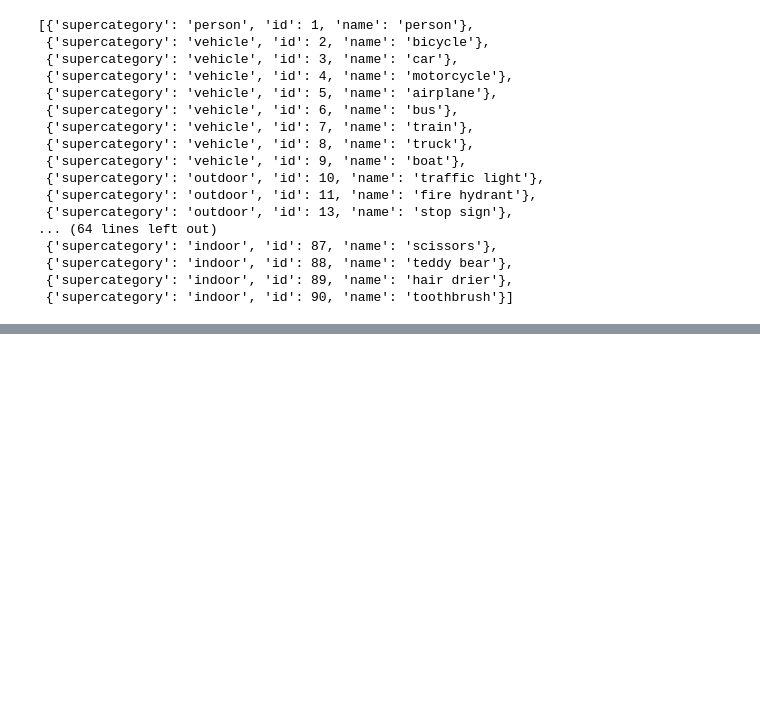
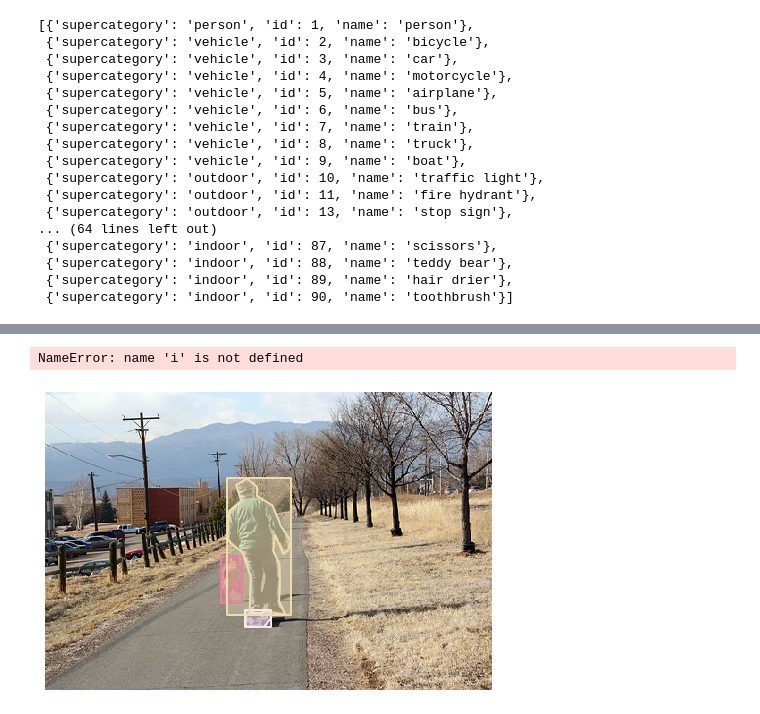
Before and after one commit to parkinkon1/Pytorch-UNet, a Jupyter notebook: coco-test.ipynb, the cells around one changed output, grey strips where cells are left out. Drawn from its saved outputs; the diff is of its cells as text; code cells hidden in the pictures; blank space fills up the shorter version.

```diff
--- a/coco-test.ipynb
+++ b/coco-test.ipynb
@@ -315,0 +332,50 @@ cats
+# %%
+# load and display instance annotations
+plt.imshow(I); plt.axis('off')
+annIds = coco.getAnnIds(imgIds=img['id'], catIds=catIds, iscrowd=None)
+anns = coco.loadAnns(annIds)
+coco.showAnns(anns, draw_bbox=1)
+
+
+anns2 = coco.dataset['annotations']
+anns2[1]['bbox']
+
+# plt.savefig("../savefig_default.png")
+
+
+
+green = (0, 255, 0)
+info = coco.imgs[anns[i]['image_id']]
+img_w = info['width']
+img_h = info['height']
+print(img_w, img_h)
+mask = np.zeros((img_h,img_w,1), np.uint8)
+
+for i in range(len(anns)):
+    print(anns[i]['category_id'], anns[i]['bbox'])
+    p1, p2 = anns[i]['bbox'][:2], [a-b for a,b in zip(anns[i]['bbox'][:2],anns[i]['bbox'][2:])]
+#     p1 = (tuple)(p1); p2 = (tuple)(p2)
+    print(p1, p2)
+#     p1 = (25, 25); p2 = (100,100)
+#     print(p1, p2)
+#     mask = cv2.rectangle(mask, p[:2], p[2:], anns[i]['category_id'], 1)
+    mask = cv2.rectangle(mask, p1, p2, 255, -1)
+#     mask = cv2.rectangle(mask, (25,25), (100,100), 255, -1)
+
+cv2.imwrite("../original1.png", I)
+cv2.imwrite("../mask_ex1.png", mask)
+
+
+
+
+# img = np.zeros(())
+
+# aa = coco.imgs[anns[1]['image_id']]
+
+# coco.anns['bbox']
+# anns['bbox']
+# np_anns = coco.loadNumpyAnnotations(annIds)
+# np_anns['bbox']
+# %% [output]
+NameError: name 'i' is not defined
+[figure, added]
```
Also changed, not shown: parts of 3 cells of this notebook.
